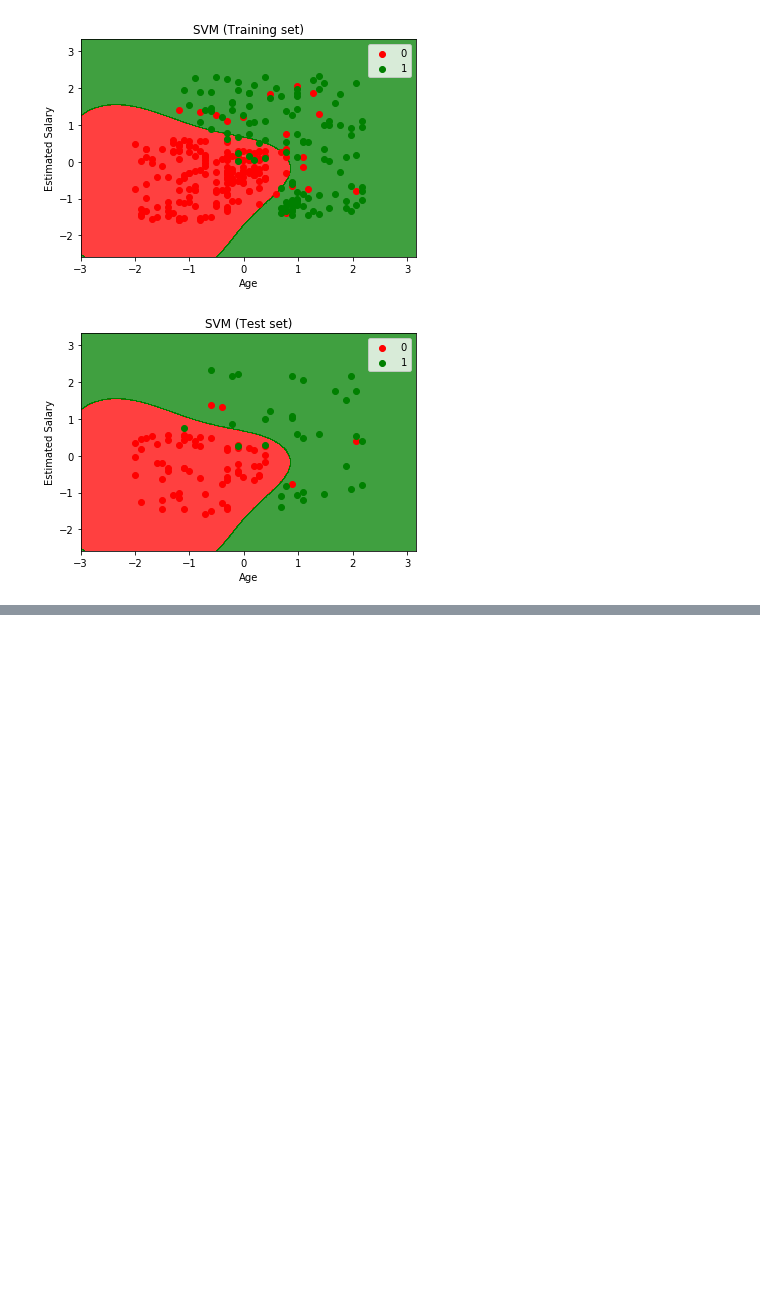
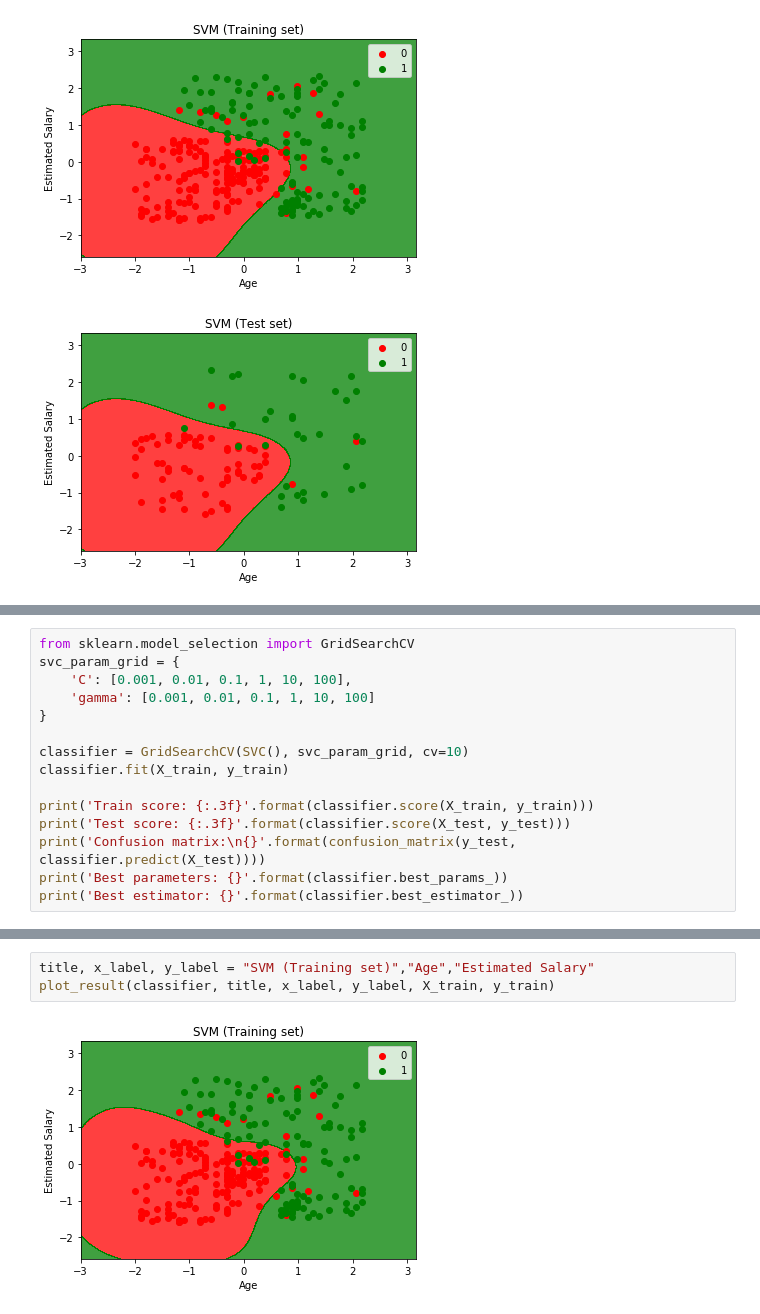
Before and after one commit to mshinoda88/python, a Jupyter notebook: 20171107_regression_marketingdata.ipynb, the cells around one changed output, grey strips where cells are left out. Cells and saved outputs as stored; diff of their text form; blank space fills up the shorter version.

```diff
--- a/20171107_logistic_regression_marketing.ipynb
+++ b/20171107_regression_marketingdata.ipynb
@@ -181,0 +199,15 @@ plot_result(classifier, title, x_label, y_label, X_test, y_test)
+# %%
+from sklearn.model_selection import GridSearchCV
+svc_param_grid = {
+    'C': [0.001, 0.01, 0.1, 1, 10, 100],
+    'gamma': [0.001, 0.01, 0.1, 1, 10, 100]
+}
+
+classifier = GridSearchCV(SVC(), svc_param_grid, cv=10)
+classifier.fit(X_train, y_train)
+
+print('Train score: {:.3f}'.format(classifier.score(X_train, y_train)))
+print('Test score: {:.3f}'.format(classifier.score(X_test, y_test)))
+print('Confusion matrix:\n{}'.format(confusion_matrix(y_test, classifier.predict(X_test))))
+print('Best parameters: {}'.format(classifier.best_params_))
+print('Best estimator: {}'.format(classifier.best_estimator_))
@@ -181,0 +225,5 @@ plot_result(classifier, title, x_label, y_label, X_test, y_test)
+# %%
+title, x_label, y_label = "SVM (Training set)","Age","Estimated Salary"
+plot_result(classifier, title, x_label, y_label, X_train, y_train)
+# %% [output]
+[figure, added]
```
Also changed, not shown: parts of 2 cells of this notebook.
